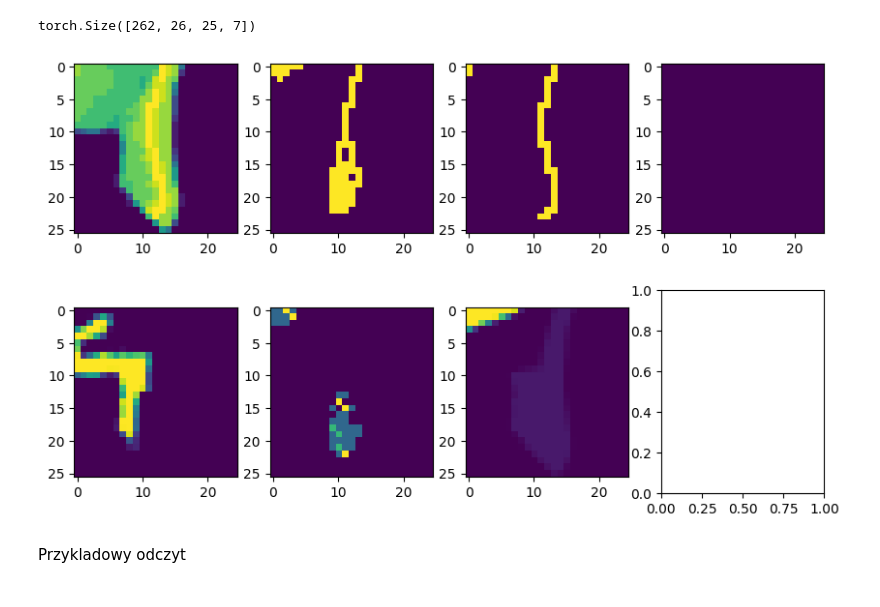
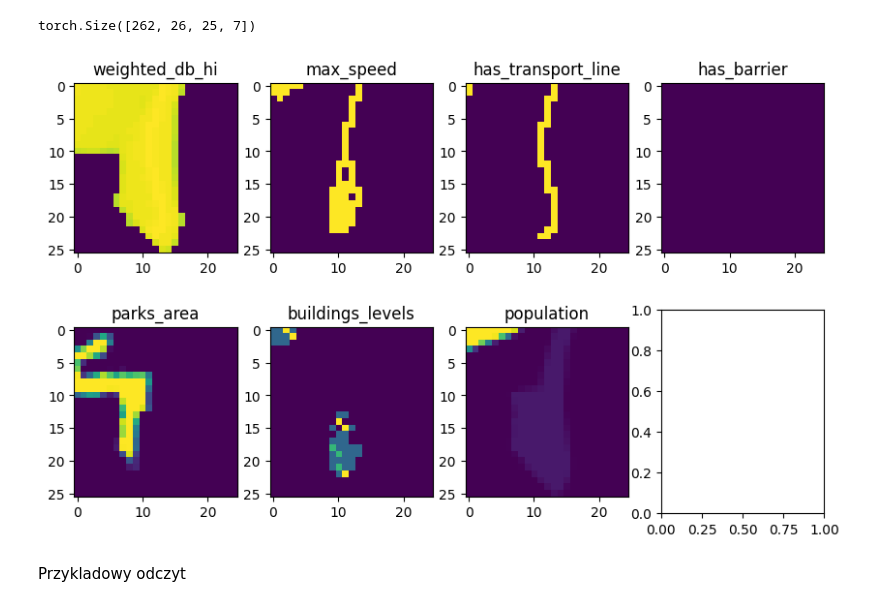
Before and after one commit to mweuro/GeoNoise, a Jupyter notebook: data_aggregation.ipynb, the cells around one changed output. Drawn from its saved outputs; the diff is of its cells as text; code cells hidden in the pictures.

```diff
--- a/data_aggregation.ipynb
+++ b/data_aggregation.ipynb
@@ -358,13 +365,15 @@ loaded_tensor.shape
 torch.Size([262, 26, 25, 7])
 # %%
 fig, axes = plt.subplots(2, 4, figsize=(10,6))
+titles = ['weighted_db_hi', 'max_speed', 'has_transport_line', 'has_barrier', 'parks_area', 'buildings_levels', 'population', 'geometry']
 ex = loaded_tensor[0]
 for i, ax in enumerate(axes.flatten()):
     if i < ex.shape[2]:
         ax.imshow(ex[:,:,i])
+        ax.set_title(titles[i])
 plt.show()
 # %% [output]
-[figure, old version]
+[figure, new version]
 # %% [markdown]
 Przykladowy odczyt
 # %%
```
Also changed, not shown: parts of 1 cell of this notebook, 2 other files.
